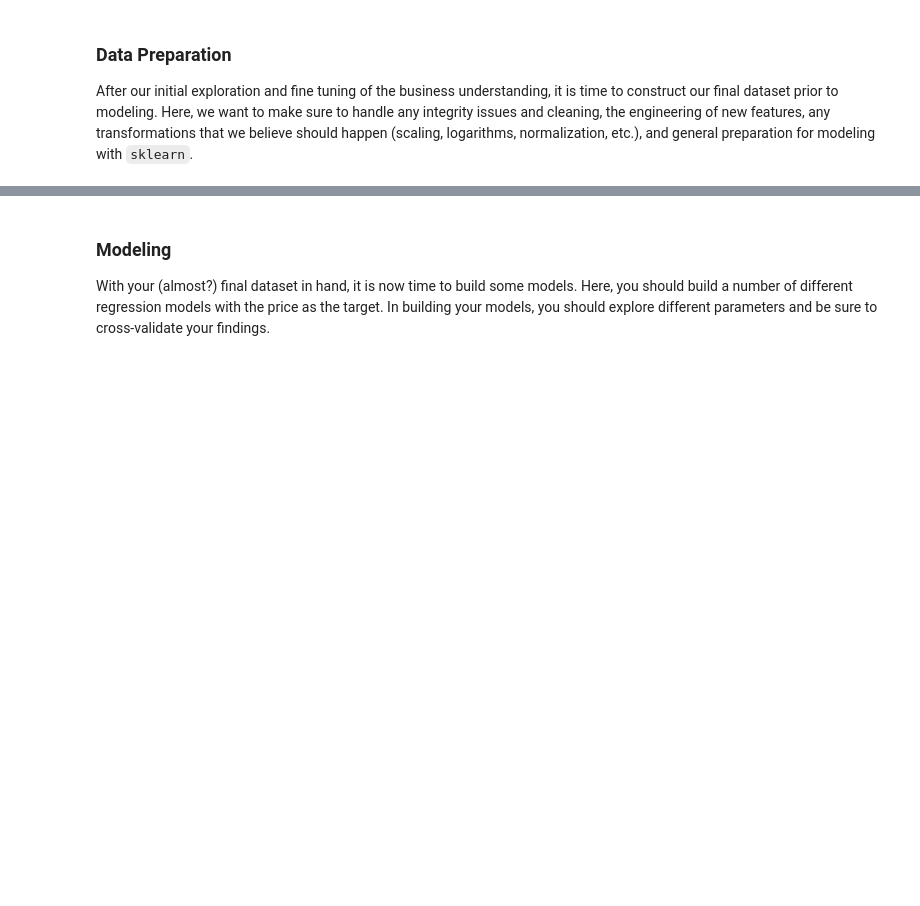
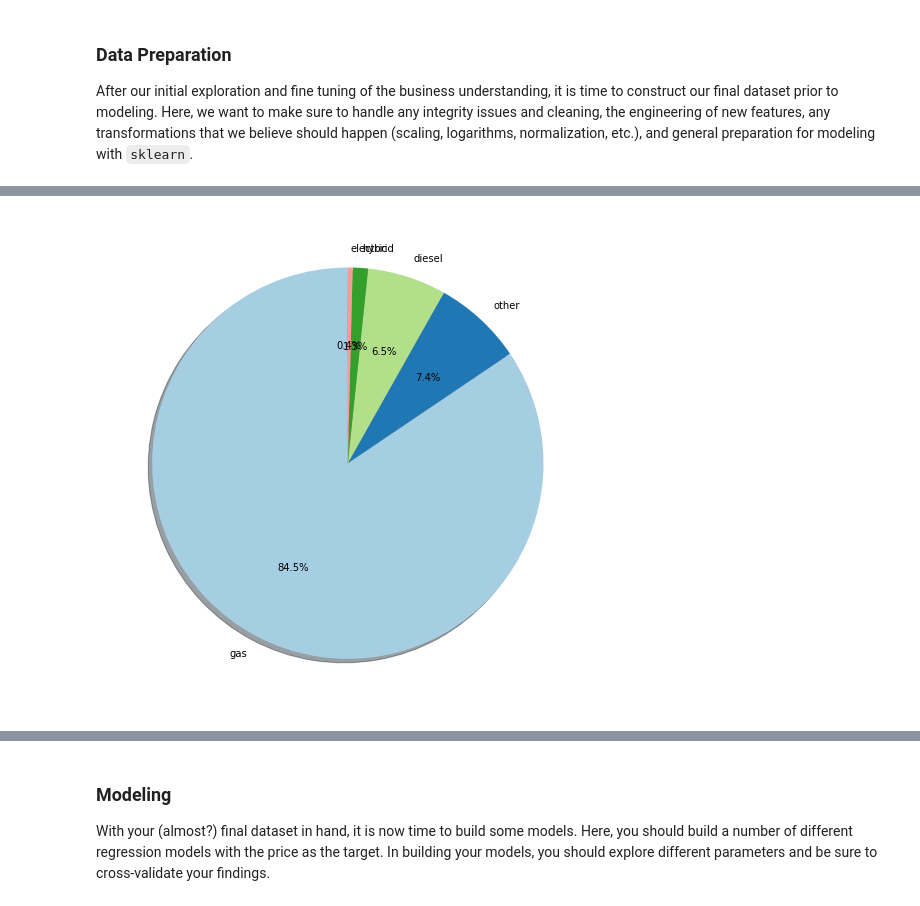
Before and after one commit to rahusinh/mod_11, a Jupyter notebook: prompt_II.ipynb, the cells around one changed output, grey strips where cells are left out. Saved outputs shown, nothing was run; the diff lists cells and outputs as text; code cells hidden in the pictures; blank space fills up the shorter version.

```diff
--- a/prompt_II.ipynb
+++ b/prompt_II.ipynb
@@ -55,0 +331,11 @@ After our initial exploration and fine tuning of the business understanding, it
+# %%
+fuel=df['fuel'].value_counts()
+labels=fuel.index
+sizes=fuel.values
+plt.figure(figsize=(12,9))
+colors = sns.color_palette('Paired')
+plt.pie(sizes,labels=labels,autopct='%1.1f%%',
+        shadow=True,colors=colors,startangle=90)
+plt.show()
+# %% [output]
+[figure, added]
```
Also changed, not shown: parts of 69 cells of this notebook.
